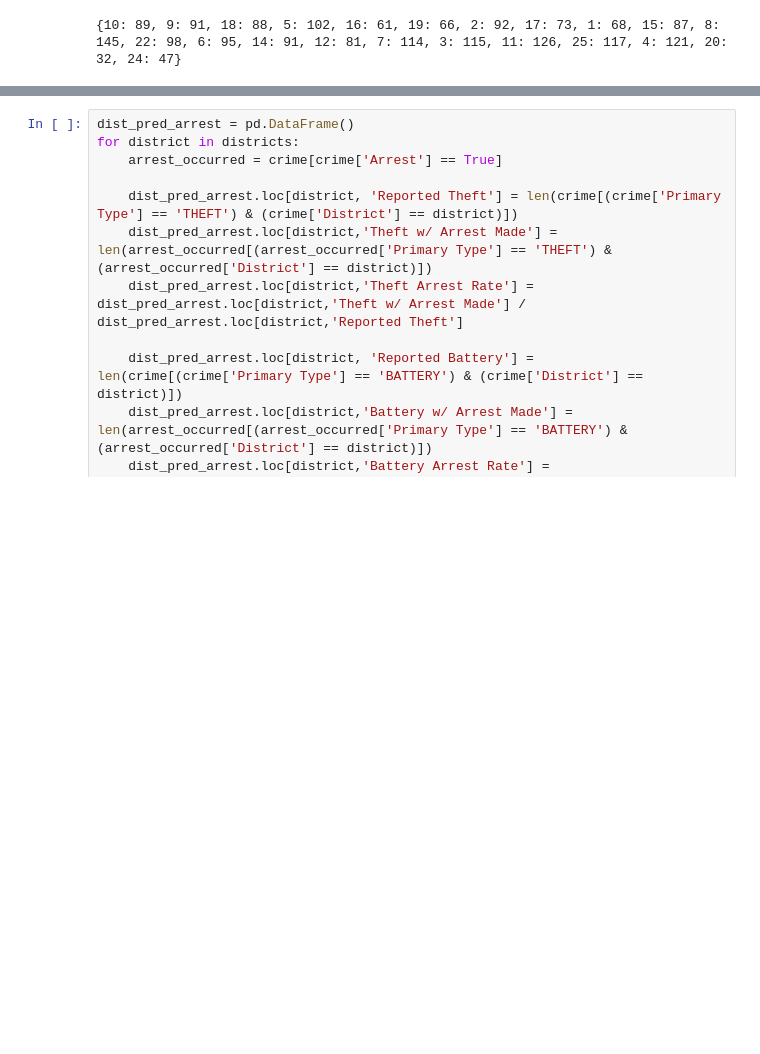
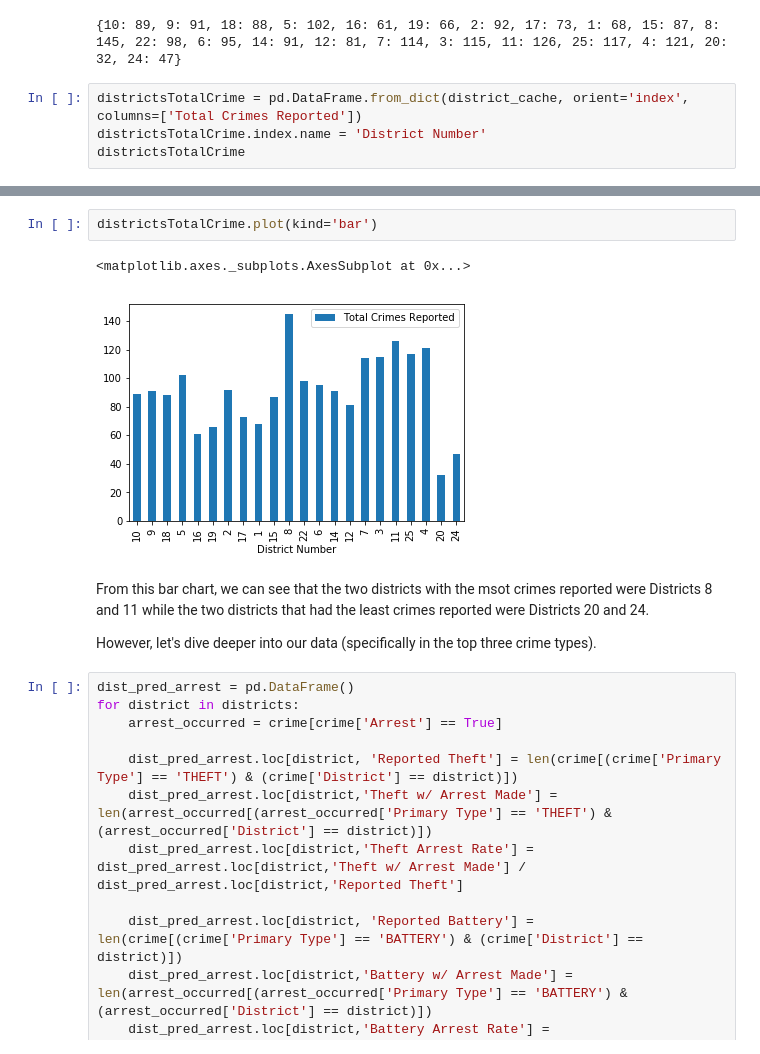
Before and after one commit to JamesMcDougallJr/Projects, a Jupyter notebook: AlvinFinalProject.ipynb, the cells around one changed output, grey strips where cells are left out. Drawn from its saved outputs; the diff is of its cells as text; blank space fills up the shorter version.

Commit message:
added more bar charts but a little small rn

```diff
--- a/AlvinFinalProject.ipynb
+++ b/AlvinFinalProject.ipynb
@@ -143,3 +143,7 @@ for district in districts:
 print(district_cache)
 # %% [output]
 {10: 89, 9: 91, 18: 88, 5: 102, 16: 61, 19: 66, 2: 92, 17: 73, 1: 68, 15: 87, 8: 145, 22: 98, 6: 95, 14: 91, 12: 81, 7: 114, 3: 115, 11: 126, 25: 117, 4: 121, 20: 32, 24: 47}
+# %%
+districtsTotalCrime = pd.DataFrame.from_dict(district_cache, orient='index', columns=['Total Crimes Reported'])
+districtsTotalCrime.index.name = 'District Number'
+districtsTotalCrime
@@ -146,3 +169,12 @@ print(district_cache)
+# %%
+districtsTotalCrime.plot(kind='bar')
+# %% [output]
+<matplotlib.axes._subplots.AxesSubplot at 0x...>
+[figure, added]
+# %% [markdown]
+From this bar chart, we can see that the two districts with the msot crimes reported were Districts 8 and 11 while the two districts that had the least crimes reported were Districts 20 and 24.
+
+However, let's dive deeper into our data (specifically in the top three crime types).
 # %%
 dist_pred_arrest = pd.DataFrame()
 for district in districts:
```
Also changed, not shown: parts of 7 cells of this notebook.
